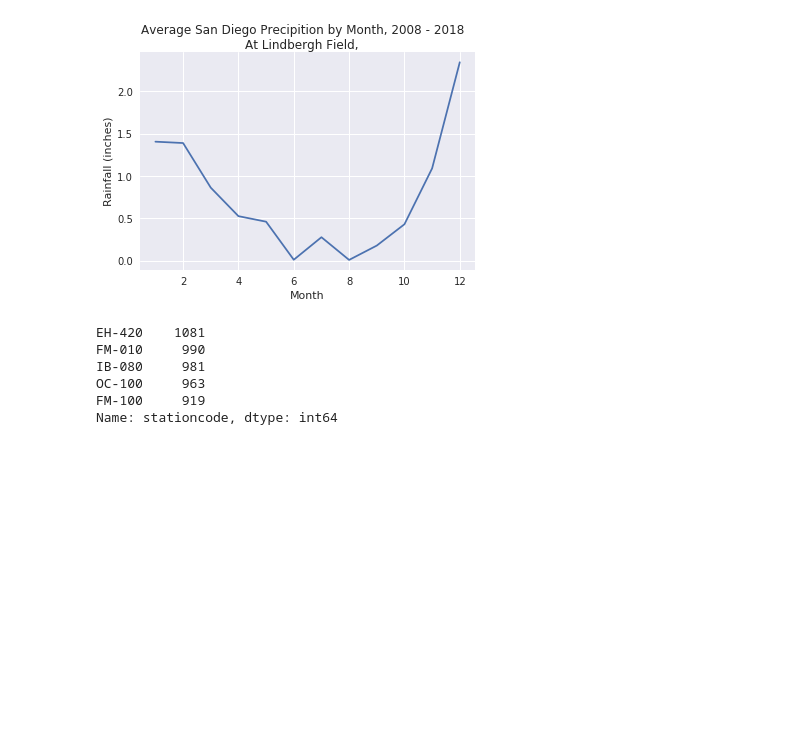
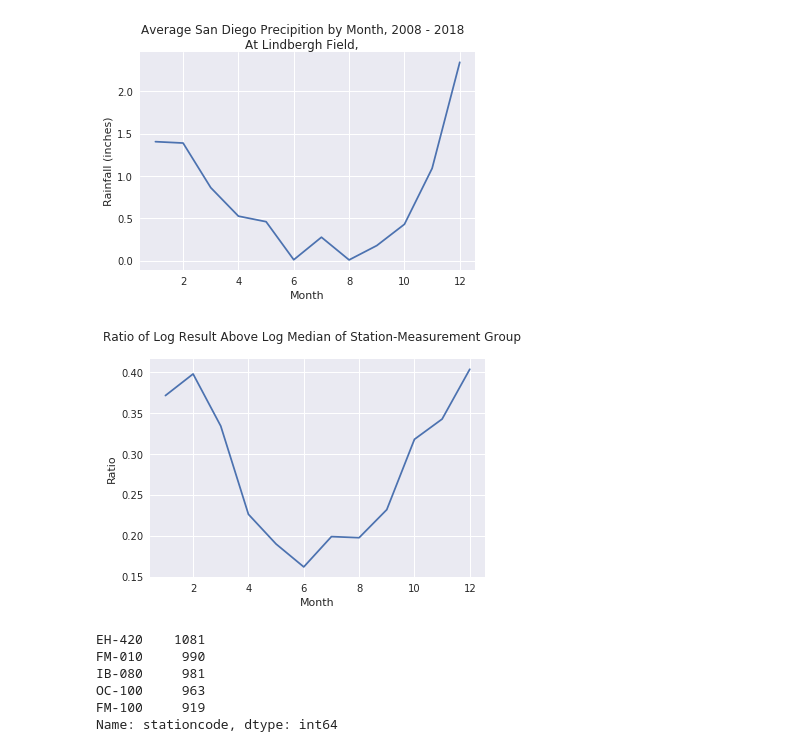
Before and after one commit to san-diego-water-quality/san-diego-water-quality.github.io, a Jupyter notebook: notebooks/5 Beachwatch Seasonality.ipynb, the cells around one changed output. Saved outputs shown, nothing was run; the diff lists cells and outputs as text; code cells hidden in the pictures; blank space fills up the shorter version.

```diff
--- a/notebooks/5 Beachwatch Seasonality.ipynb
+++ b/notebooks/5 Beachwatch Seasonality.ipynb
@@ -105,6 +105,21 @@ plt.xlabel('Month')
 plt.ylabel("Rainfall (inches)");
 # %% [output]
 [figure]
+# %%
+fig, ax = plt.subplots(1)
+
+_1 = bw_env[(bw_env.measure_code==24)].copy()
+_1['dummy'] = 1
+# Values for lresult_gt_lmedian are 0 or 1, so sum() is counting # of vlaues that == 1
+_2 = _1.groupby([_1.month,_1.lresult_gt_lmedian]).count().dummy.unstack(1)
+_2['ratio'] = _2[1.0] / (_2[0.0]+_2[1.0])
+_2.ratio.plot(ax=ax)
+
+fig.suptitle('Ratio of Log Result Above Log Median of Station-Measurement Group')
+plt.xlabel('Month')
+plt.ylabel("Ratio");
+# %% [output]
+[figure, added]
 # %%
 bw_env[(bw_env.measure_code==24)].stationcode.value_counts().sort_values(ascending=False).head()
 # %% [output]
```
Also changed, not shown: parts of 1 cell of this notebook.
